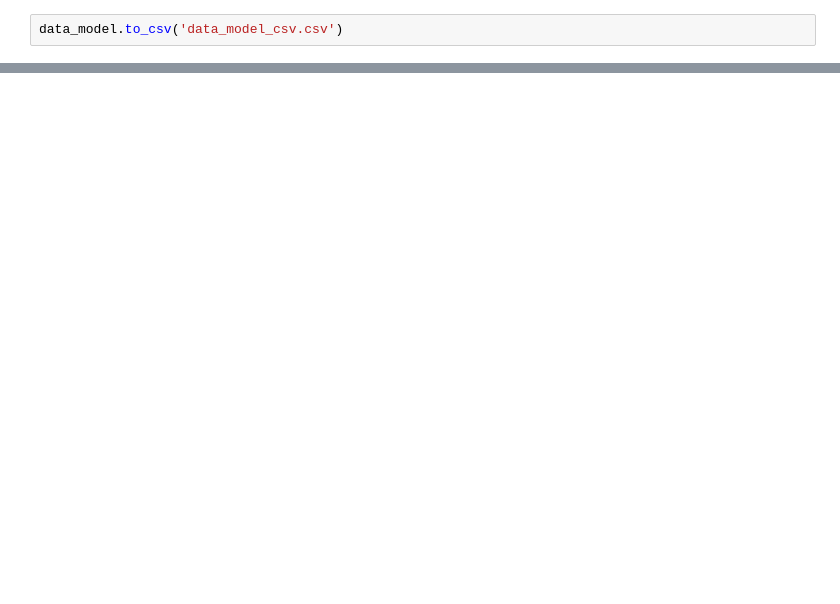
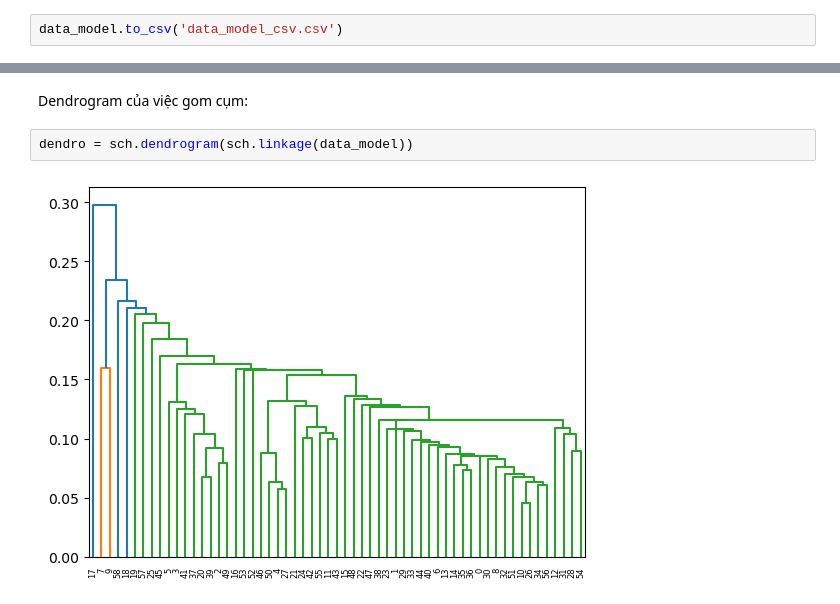
Before and after one commit to Karmishs/Data_Science_Project, a Jupyter notebook: data_modeling_for_item_and_champ.ipynb, the cells around one changed output, grey strips where cells are left out. Drawn from its saved outputs; the diff is of its cells as text; blank space fills up the shorter version.

```diff
--- a/data_modeling_for_item_and_champ.ipynb
+++ b/data_modeling_for_item_and_champ.ipynb
@@ -84,0 +132,6 @@ data_model.to_csv('data_model_csv.csv')
+# %% [markdown]
+Dendrogram của việc gom cụm:
+# %%
+dendro = sch.dendrogram(sch.linkage(data_model))
+# %% [output]
+[figure, added]
```
Also changed, not shown: parts of 8 cells of this notebook.
